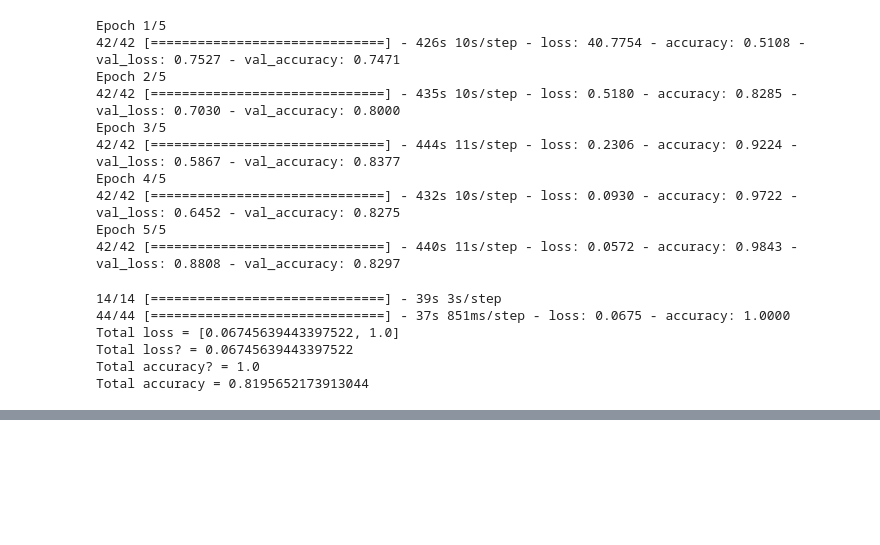
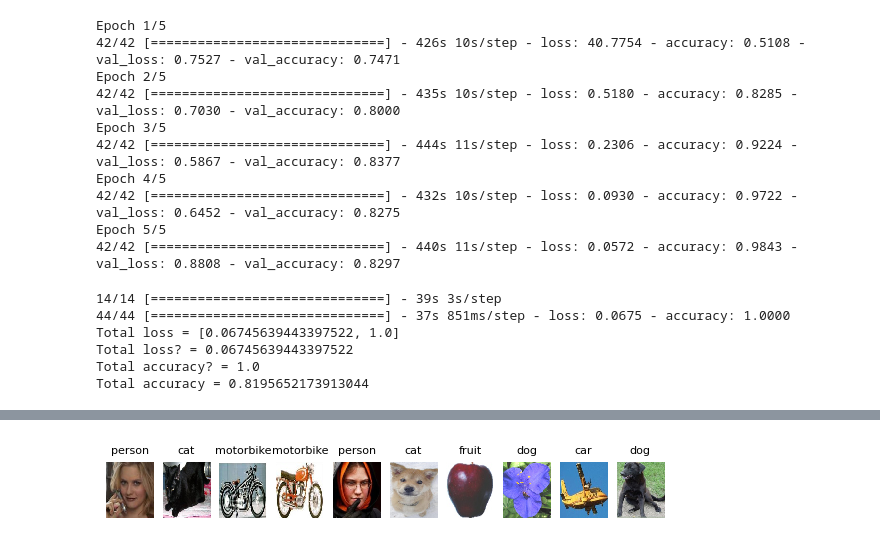
Before and after one commit to kevink02/CECS456Project, a Jupyter notebook: models/Kubota_CECS456Project.ipynb, the cells around one changed output, grey strips where cells are left out. Cells and saved outputs as stored; diff of their text form; code cells hidden in the pictures; blank space fills up the shorter version.

```diff
--- a/models/Kubota_CECS456Project.ipynb
+++ b/models/Kubota_CECS456Project.ipynb
@@ -344,0 +330,18 @@ Prediction #6: Label = "cat"
+# %%
+# Show predictions made
+
+
+sub_test_amount = 10
+x_sub = x_test[:sub_test_amount]
+y_sub = y_hat[:sub_test_amount]
+
+plt.figure(figsize=(7.2, 2.4))
+for index, image in enumerate(x_sub):
+    plt.subplot(1, sub_test_amount, index + 1)
+    plt.imshow(image, cmap="binary", interpolation="nearest")
+    plt.axis('off')
+    plt.title(label_strings[y_sub[index]], fontsize=8)
+plt.subplots_adjust(wspace=0.2, hspace=0.5)
+plt.show()
+# %% [output]
+[figure, added]
```
Also changed, not shown: parts of 3 cells of this notebook, 1 other file.
